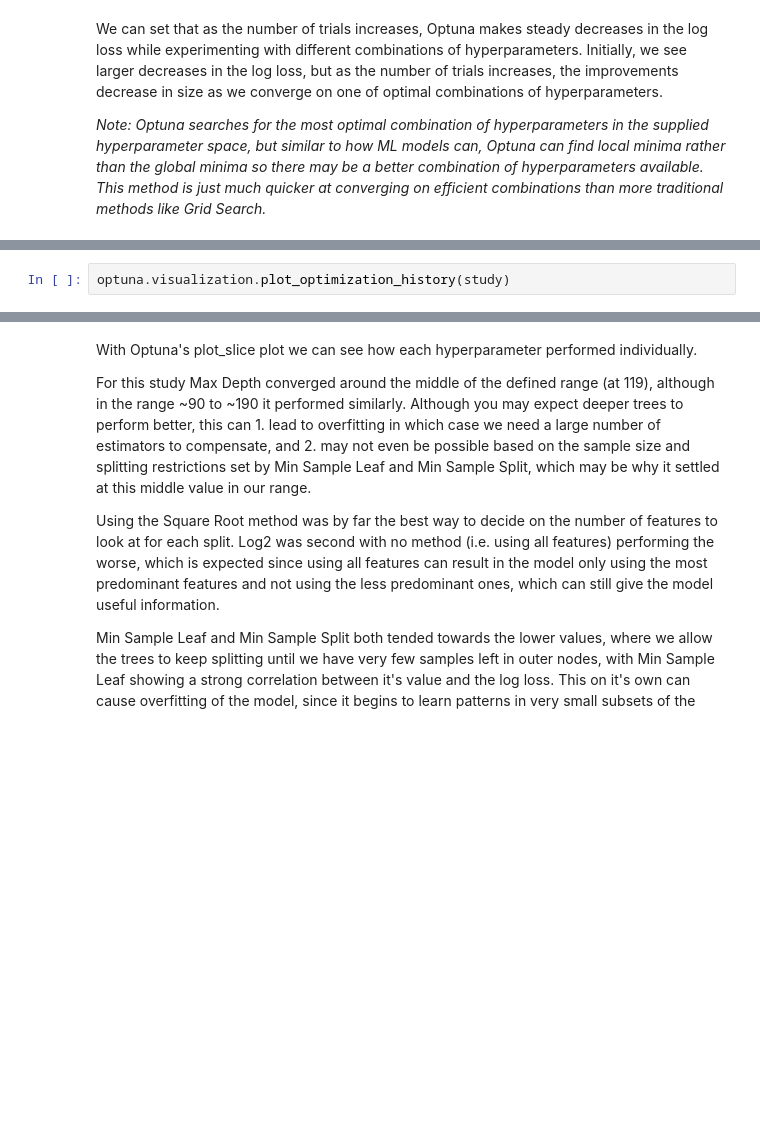
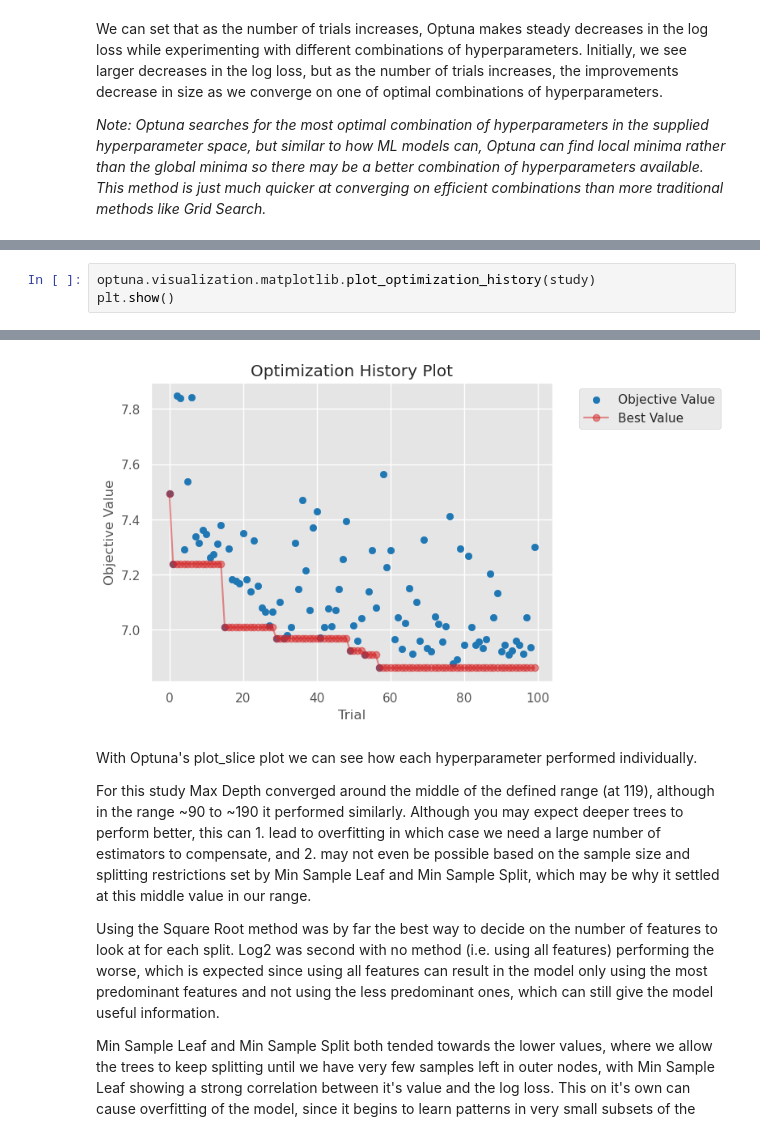
Before and after one commit to lucas-fuller/kaggle, a Jupyter notebook: hyperparameter-tuning-with-optuna.ipynb, the cells around one changed output, grey strips where cells are left out. Cells and saved outputs as stored; diff of their text form; blank space fills up the shorter version.

Commit message:
Kaggle Notebook | Hyperparameter Tuning with Optuna

```diff
--- a/hyperparameter-tuning-with-optuna.ipynb
+++ b/hyperparameter-tuning-with-optuna.ipynb
@@ -632,3 +643,4 @@ plt.show()
 # %%
-optuna.visualization.plot_optimization_history(study)
+optuna.visualization.matplotlib.plot_optimization_history(study)
+plt.show()
 # %% [output]
@@ -636,3 +647,4 @@ optuna.visualization.plot_optimization_history(study)
+[figure, added]
 # %% [markdown]
 With Optuna's plot_slice plot we can see how each hyperparameter performed individually.
 
```
Also changed, not shown: parts of 9 cells of this notebook.
